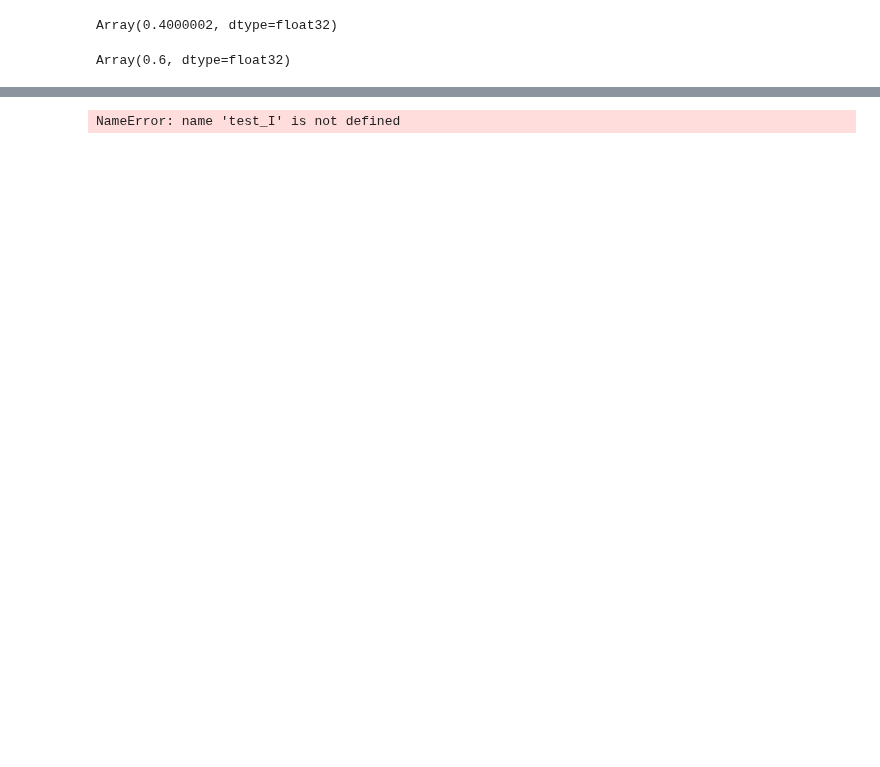
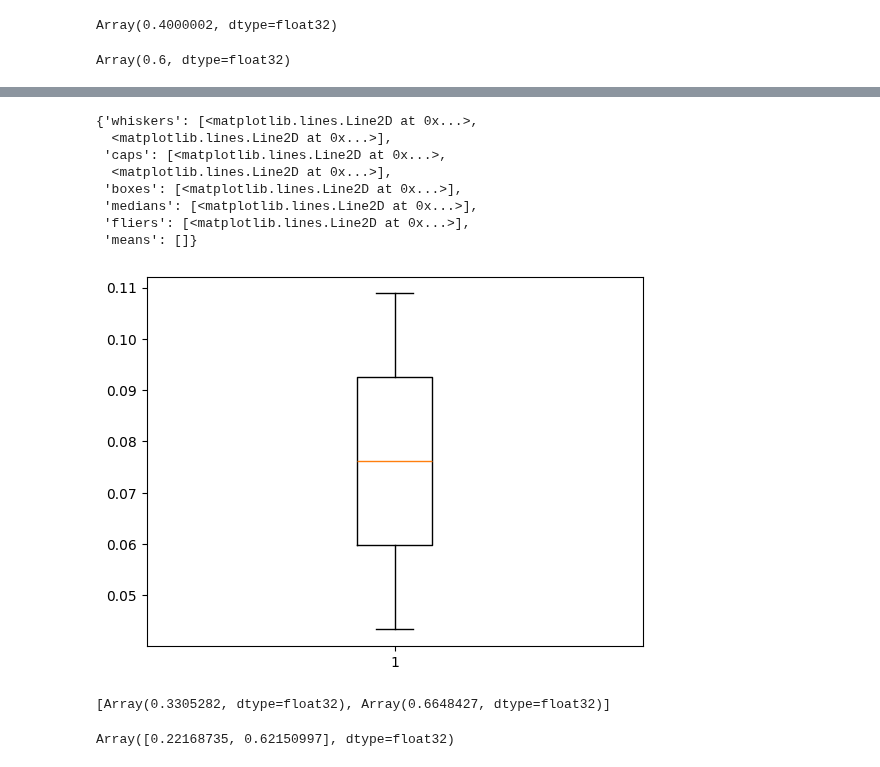
Before and after one commit to yingzai1/spm_neuraloperator, a Jupyter notebook: downstream_soc.ipynb, the cells around one changed output, grey strips where cells are left out. Saved outputs shown, nothing was run; the diff lists cells and outputs as text; code cells hidden in the pictures; blank space fills up the shorter version.

```diff
--- a/downstream_soc.ipynb
+++ b/downstream_soc.ipynb
@@ -958,6 +956,17 @@ np.savez("plots/boxplot/loss_fno.npz",loss)
 #     c0_anode_sol, c0_cathode_sol, loss = run_batch_search(socs_initial, target_current, V_meas)
 
 #     loss[loss.argmin()]
+# %%
+concentration_estimates_anode = []
+concentration_estimates_cathode = []
+# %%
+# @jax.jit
+def all_calc(socs_initial, target_current, V_meas):
+    c0_anode_sol, c0_cathode_sol, loss = run_batch_search(socs_initial, target_current, V_meas)
+    #print(c0_anode_sol.shape)
+    cn_anode_sol, cn_cathode_sol = batch_fno_predict_concentrations(c0_anode_sol, c0_cathode_sol, target_current)
+
+    return cn_anode_sol, cn_cathode_sol, loss, cn_anode_sol, cn_cathode_sol
 # %%
 import time
 import jax
@@ -979,18 +988,20 @@ sampled_indices = jax.random.permutation(key, test_I.shape[0])[:10]
 target_currents = test_I[sampled_indices]
 
 V_measures = jax.vmap(fno_predict_voltage, in_axes=(0,0,0), out_axes=0)(test_c0_anode[sampled_indices], test_c0_cathode[sampled_indices],target_currents)
-
+batch_size = 1000
 num_runs = 10
 run = 0
 times = []
 all_min_losses = []
 socs_pred = []
-socs_trues = soc_from_c0_anode(jnp.mean(test_c0_anode[sampled_indices],axis=1))
+socs_true = soc_from_c0_anode(jnp.mean(test_c0_anode[sampled_indices],axis=1))
+
+concentration_true_anode, concentration_true_cathode = jax.vmap(fno_predict_concentrations,in_axes=(0,0,0),out_axes=0)(test_c0_anode[sampled_indices], test_c0_cathode[sampled_indices], target_currents)
 
 # Initialize a key for SOC sampling. We'll update it in each iteration.
 key_sampling = jax.random.PRNGKey(100)
 run_best_losses = []  # store best loss per current in this run
-
+run_batch_search = jax.vmap(soc_search_jax_soc, in_axes=(0, None, None), out_axes=0)
 # Loop over the 10 sampled currents
 for V_meas, target_current in zip(V_measures, target_currents):
     run = run + 1
@@ -1002,8 +1013,15 @@ for V_meas, target_current in zip(V_measures, target_currents):
     socs_initial = sample_initial_guesses(subkey, batch_size=batch_size, soc=True)
 
     # Vectorize the SOC search function over the batch dimension.
-    run_batch_search = jax.vmap(soc_search_jax_soc, in_axes=(0, None, None), out_axes=0)
-    c0_anode_sol, c0_cathode_sol, loss = run_batch_search(socs_initial, target_current, V_meas)
+    #run_batch_search = jax.vmap(soc_search_jax_soc, in_axes=(0, None, None), out_axes=0)
+    # c0_anode_sol, c0_cathode_sol, loss = run_batch_search(socs_initial, target_current, V_meas)
+    # cn_anode_sol, cn_cathode_sol = batch_fno_predict_concentrations(c0_anode=c0_anode_sol, c0_cathode=c0_cathode_sol, current=target_current)
+    # concentration_estimates_anode.append(cn_anode_sol)
+    # concentration_estimates_cathode.append(cn_cathode_sol)
+
+    c0_anode_sol, c0_cathode_sol, loss, cn_anode_sol, cn_cathode_sol = all_calc(socs_initial, target_current, V_meas)
+    concentration_estimates_anode.append(cn_anode_sol[loss.argmin()])
+    concentration_estimates_cathode.append(cn_cathode_sol[loss.argmin()])
 
     # Accuracy metric: minimal loss across the batch.
     best_loss = loss[jnp.argmin(loss)]
@@ -1018,7 +1036,25 @@ for V_meas, target_current in zip(V_measures, target_currents):
 
 avg_time = sum(times) / len(times)
 print("Average run time over", num_runs, "runs:", avg_time)
-# %% [output]
-NameError: name 'test_I' is not defined
 # %%
 np.savez("plots/boxplot/loss_fno_benchmark.npz",run_best_losses)
+# %%
+plt.boxplot(np.abs(np.array(socs_pred)-socs_true))
+# %% [output]
+{'whiskers': [<matplotlib.lines.Line2D at 0x...>,
+  <matplotlib.lines.Line2D at 0x...>],
+ 'caps': [<matplotlib.lines.Line2D at 0x...>,
+  <matplotlib.lines.Line2D at 0x...>],
+ 'boxes': [<matplotlib.lines.Line2D at 0x...>],
+ 'medians': [<matplotlib.lines.Line2D at 0x...>],
+ 'fliers': [<matplotlib.lines.Line2D at 0x...>],
+ 'means': []}
+[figure, added]
+# %%
+socs_pred
+# %% [output]
+[Array(0.3305282, dtype=float32), Array(0.6648427, dtype=float32)]
+# %%
+socs_true
+# %% [output]
+Array([0.22168735, 0.62150997], dtype=float32)
```
Also changed, not shown: parts of 25 cells of this notebook, 8 other files.
